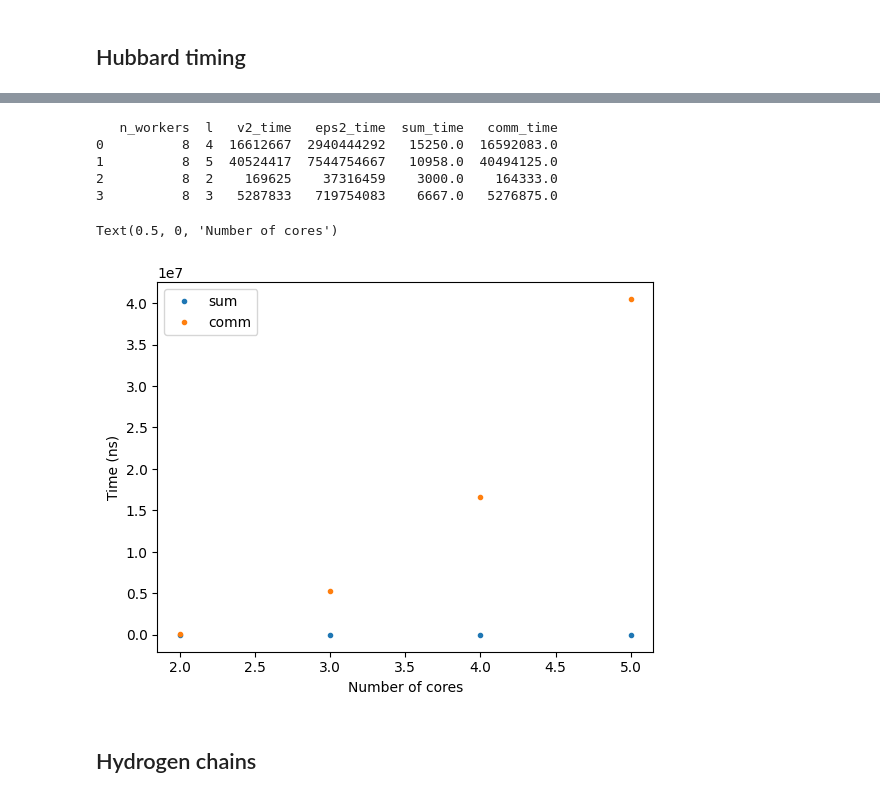
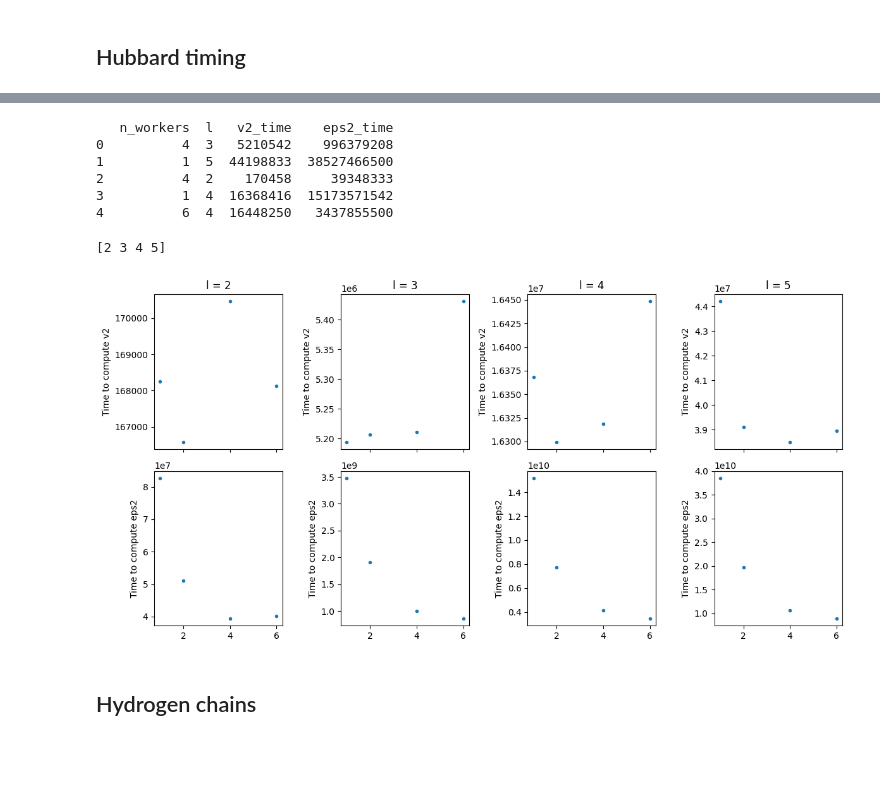
Before and after one commit to bdalfavero/qpe_resources, a Jupyter notebook: qpe_plots.ipynb, the cells around one changed output, grey strips where cells are left out. Saved outputs shown, nothing was run; the diff lists cells and outputs as text; code cells hidden in the pictures; blank space fills up the shorter version.

```diff
--- a/qpe_plots.ipynb
+++ b/qpe_plots.ipynb
@@ -91,30 +91,34 @@ for fname in output_files:
     f = h5py.File(f"{data_dir}/{fname}", "r")
     v2_time = f["v2_time"][()]
     eps2_time = f["eps2_time"][()]
-    sum_time = f["sum_time"][()]
-    comm_time = f["comm_time"][()]
     n_workers = f["n_workers"][()]
     l = f["l1"][()]
     f.close()
-    records.append((n_workers, l, v2_time, eps2_time, sum_time, comm_time))
-df = pd.DataFrame.from_records(records, columns=["n_workers", "l", "v2_time", "eps2_time", "sum_time", "comm_time"])
+    records.append((n_workers, l, v2_time, eps2_time))
+df = pd.DataFrame.from_records(records, columns=["n_workers", "l", "v2_time", "eps2_time"])
 print(df.head())
 # %% [output]
-   n_workers  l   v2_time   eps2_time  sum_time   comm_time
-0          8  4  16612667  2940444292   15250.0  16592083.0
-1          8  5  40524417  7544754667   10958.0  40494125.0
-2          8  2    169625    37316459    3000.0    164333.0
-3          8  3   5287833   719754083    6667.0   5276875.0
+   n_workers  l   v2_time    eps2_time
+0          4  3   5210542    996379208
+1          1  5  44198833  38527466500
+2          4  2    170458     39348333
+3          1  4  16368416  15173571542
+4          6  4  16448250   3437855500
 # %%
-fig, ax = plt.subplots()
-ax.plot(df["l"], df["sum_time"], '.', label="sum")
-ax.plot(df["l"], df["comm_time"], '.', label="comm")
-ax.legend()
-ax.set_ylabel("Time (ns)")
-ax.set_xlabel("Number of cores")
+l_vals = np.unique(df["l"])
+print(l_vals)
+fig, ax = plt.subplots(2, len(l_vals), sharex=True, figsize=(12, 6))
+for i, l in enumerate(l_vals):
+    df_l = df[df["l"] == l]
+    ax[0][i].plot(df_l["n_workers"], df_l["v2_time"], '.', label="v2")
+    ax[1][i].plot(df_l["n_workers"], df_l["eps2_time"], '.', label="eps2")
+    ax[0][i].set_ylabel("Time to compute v2")
+    ax[1][i].set_ylabel("Time to compute eps2")
+    ax[0][i].set_title(f"l = {l}")
+fig.tight_layout()
 # %% [output]
-Text(0.5, 0, 'Number of cores')
+[2 3 4 5]
-[figure, old version]
+[figure, new version]
 # %% [markdown]
 ## Hydrogen chains
 # %%
```
Also changed, not shown: parts of 1 cell of this notebook, 3 other files.
